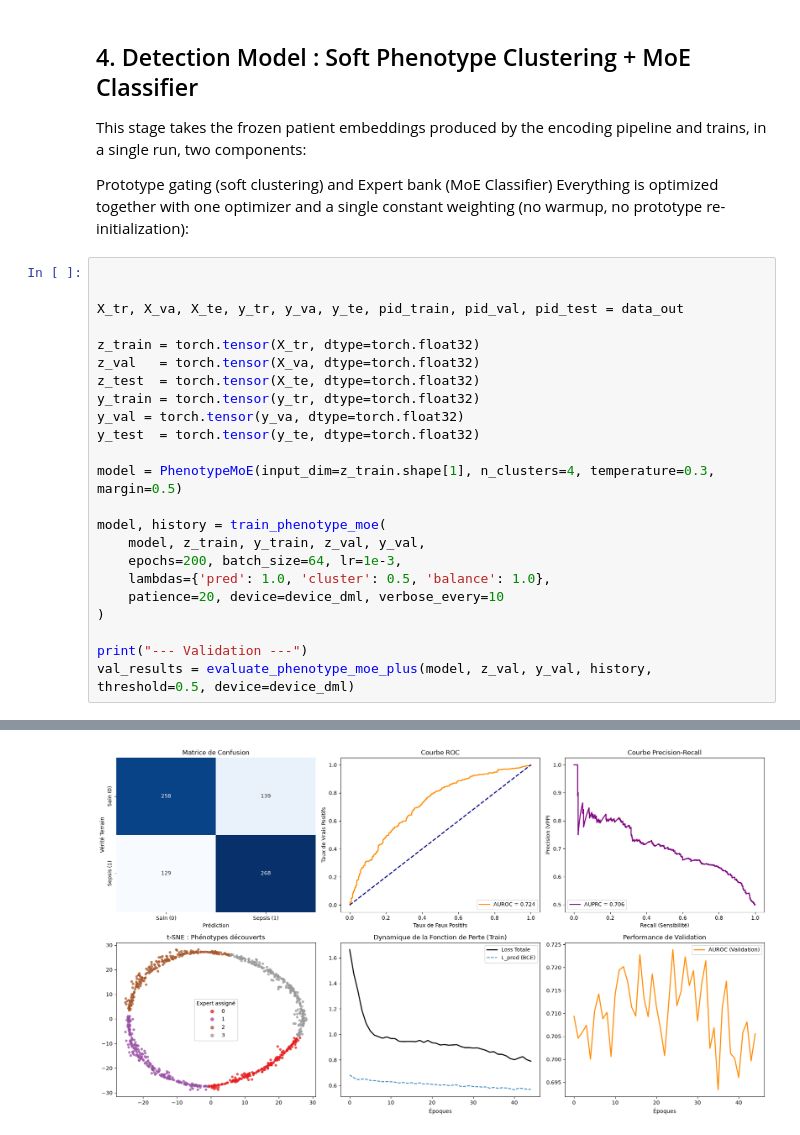
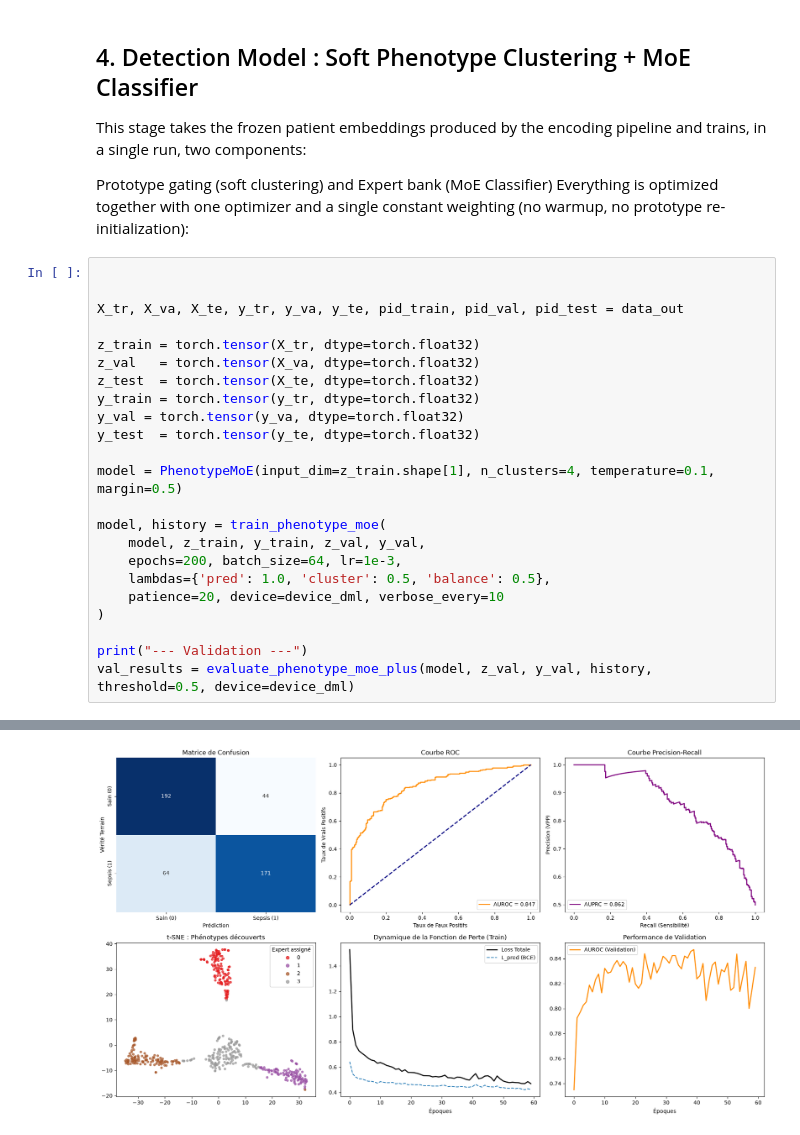
Before and after one commit to BBDFrancois/Research_Project_Early_Sepsis_Phenotyping_Prediction, a Jupyter notebook: src/main.ipynb, the cells around one changed output, grey strips where cells are left out. Saved outputs shown, nothing was run; the diff lists cells and outputs as text.

```diff
--- a/src/main.ipynb
+++ b/src/main.ipynb
@@ -236,12 +310,12 @@ y_train = torch.tensor(y_tr, dtype=torch.float32)
 y_val = torch.tensor(y_va, dtype=torch.float32)
 y_test  = torch.tensor(y_te, dtype=torch.float32)
 
-model = PhenotypeMoE(input_dim=z_train.shape[1], n_clusters=4, temperature=0.3, margin=0.5)
+model = PhenotypeMoE(input_dim=z_train.shape[1], n_clusters=4, temperature=0.1, margin=0.5)
 
 model, history = train_phenotype_moe(
     model, z_train, y_train, z_val, y_val,
     epochs=200, batch_size=64, lr=1e-3,
-    lambdas={'pred': 1.0, 'cluster': 0.5, 'balance': 1.0},
+    lambdas={'pred': 1.0, 'cluster': 0.5, 'balance': 0.5},
     patience=20, device=device_dml, verbose_every=10
 )
 
@@ -268,4 +342,4 @@ Répartition des patients   : [165 205 217 207]
-[figure, old version]
+[figure, new version]
 # %%
 
 print("--- Test ---")
```
Also changed, not shown: parts of 8 cells of this notebook, 51 other files.
